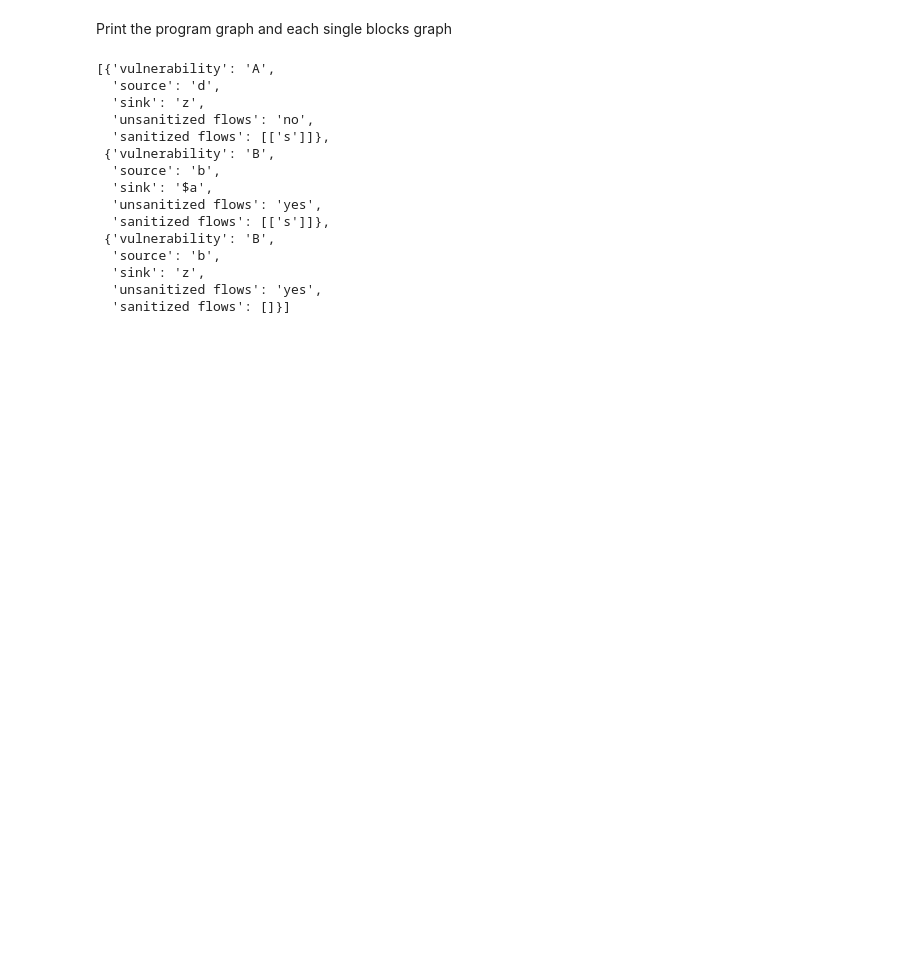
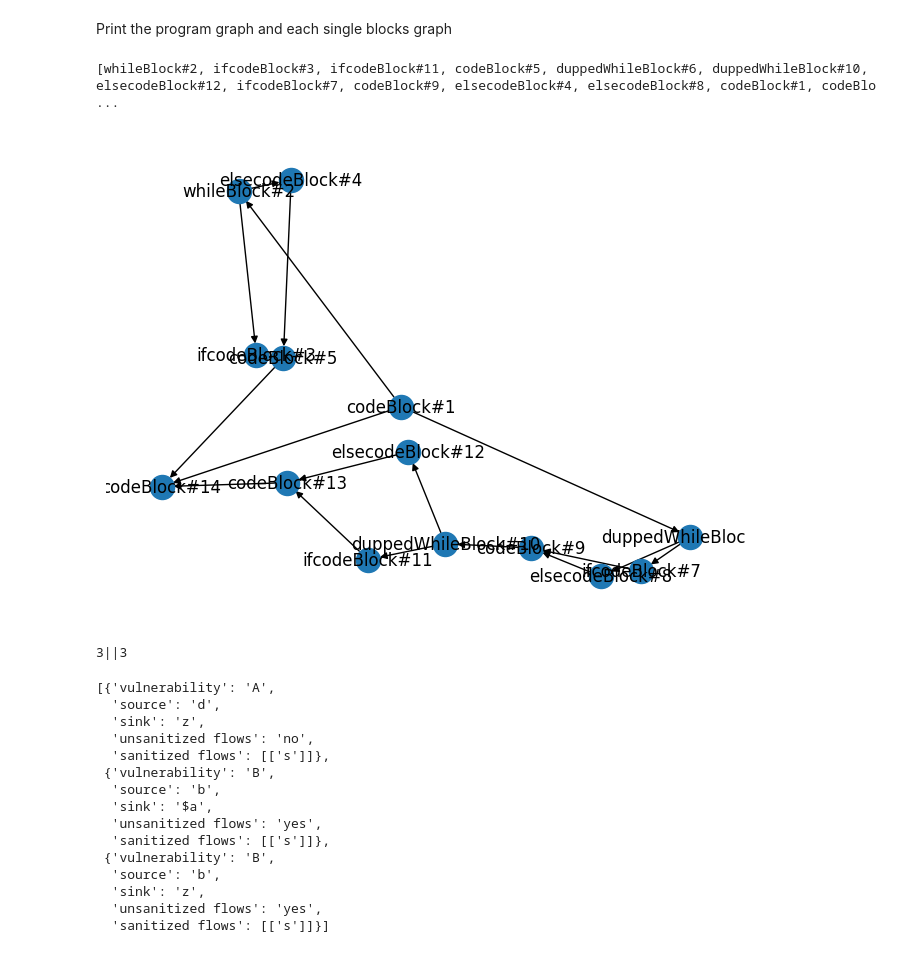
Before and after one commit to genlike/ssoft2022, a Jupyter notebook: testing.ipynb, the cells around one changed output. Drawn from its saved outputs; the diff is of its cells as text; code cells hidden in the pictures; blank space fills up the shorter version.

Commit message:
passing every test

```diff
--- a/testing.ipynb
+++ b/testing.ipynb
@@ -509,20 +514,23 @@ print()
 Print the  program graph  and each single blocks graph
 # %%
 # # Use NetworkX's draw() function to draw the graph
-# debugGraph = nx.DiGraph()
-# debugGraph.add_edges_from([edge[:2] for edge in programGraph.edges])
+debugGraph = nx.DiGraph()
+debugGraph.add_edges_from([edge[:2] for edge in programGraph.edges])
 
-# print(list(programGraph.nodes))
-# nx.draw(debugGraph, with_labels=True)
-# plt.show()
+print(list(programGraph.nodes))
+nx.draw(debugGraph, with_labels=True)
+plt.show()
 
 # # Loop through each codeBlocks graph and draw it
 # for nodeGraph in list(programGraph.nodes):
 #     print(nodeGraph)
 #     debugGraph = nx.DiGraph()
 #     debugGraph.add_edges_from([edge[:2] for edge in nodeGraph.edges])
 #     nx.draw(debugGraph, with_labels=True)
 #     plt.show()
+# %% [output]
+[whileBlock#2, ifcodeBlock#3, ifcodeBlock#11, codeBlock#5, duppedWhileBlock#6, duppedWhileBlock#10, elsecodeBlock#12, ifcodeBlock#7, codeBlock#9, elsecodeBlock#4, elsecodeBlock#8, codeBlock#1, codeBlo ...
+[figure, added]
 # %%
 def get_all_program_paths(graph):
     # Helper function to find start and end node based on index
@@ -707,20 +718,29 @@ output = []
 for graph in listOfGraphs:
     for pattern in patterns:
         analyze_patterns(output, pattern, graph)
+
+with open(os.path.join('testOutputs', TEST_SlICE + '.output.json')) as json_file:
+    testOutput = json.load(json_file)
+
+
+print(f"{len(output)}||{len(testOutput)}")
+
+
 output
 # %% [output]
-[{'vulnerability': 'A',
-  'source': 'd',
-  'sink': 'z',
-  'unsanitized flows': 'no',
-  'sanitized flows': [['s']]},
- {'vulnerability': 'B',
-  'source': 'b',
-  'sink': '$a',
-  'unsanitized flows': 'yes',
-  'sanitized flows': [['s']]},
- {'vulnerability': 'B',
-  'source': 'b',
-  'sink': 'z',
-  'unsanitized flows': 'yes',
-  'sanitized flows': []}]
+3||3
+[{'vulnerability': 'A',
+  'source': 'd',
+  'sink': 'z',
+  'unsanitized flows': 'no',
+  'sanitized flows': [['s']]},
+ {'vulnerability': 'B',
+  'source': 'b',
+  'sink': '$a',
+  'unsanitized flows': 'yes',
+  'sanitized flows': [['s']]},
+ {'vulnerability': 'B',
+  'source': 'b',
+  'sink': 'z',
+  'unsanitized flows': 'yes',
+  'sanitized flows': [['s']]}]
```
Also changed, not shown: parts of 2 cells of this notebook.
